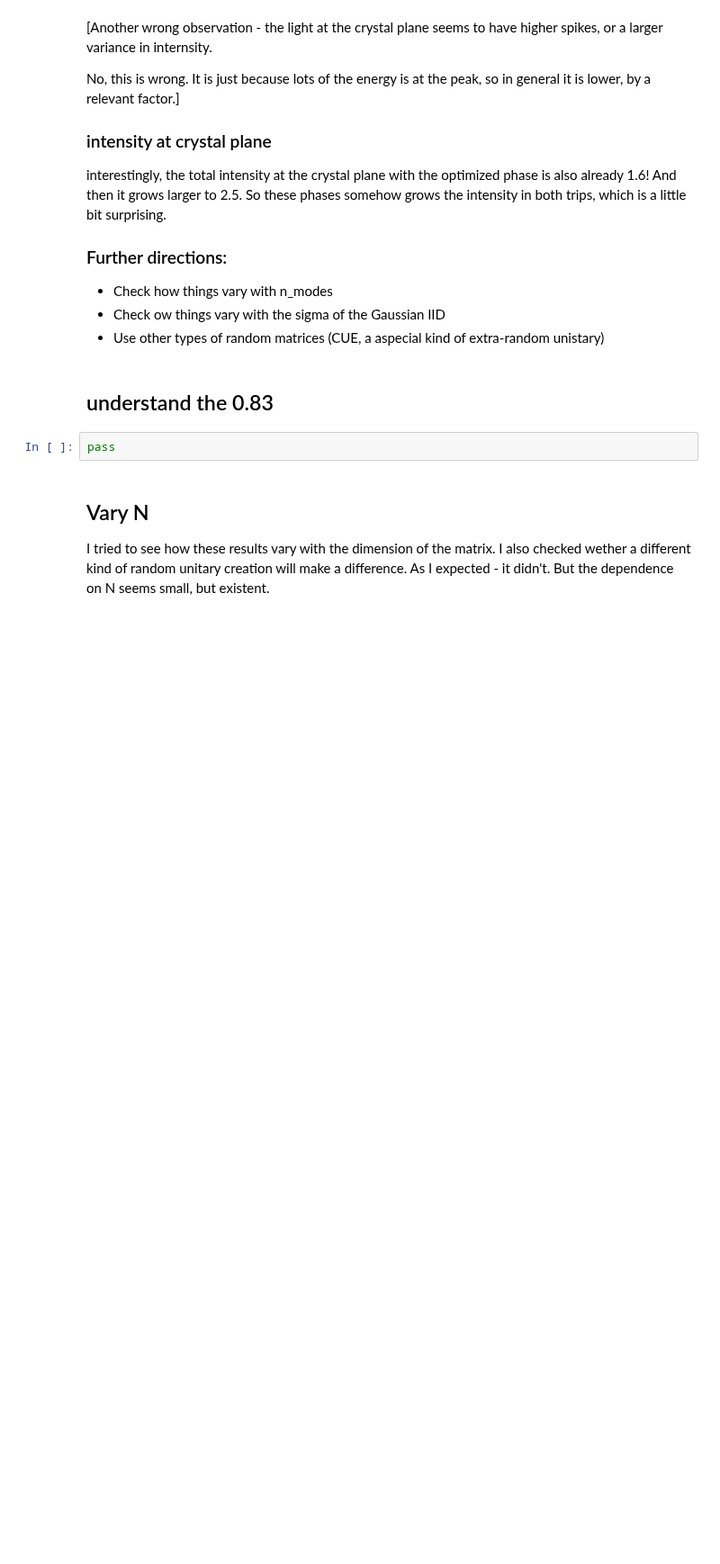
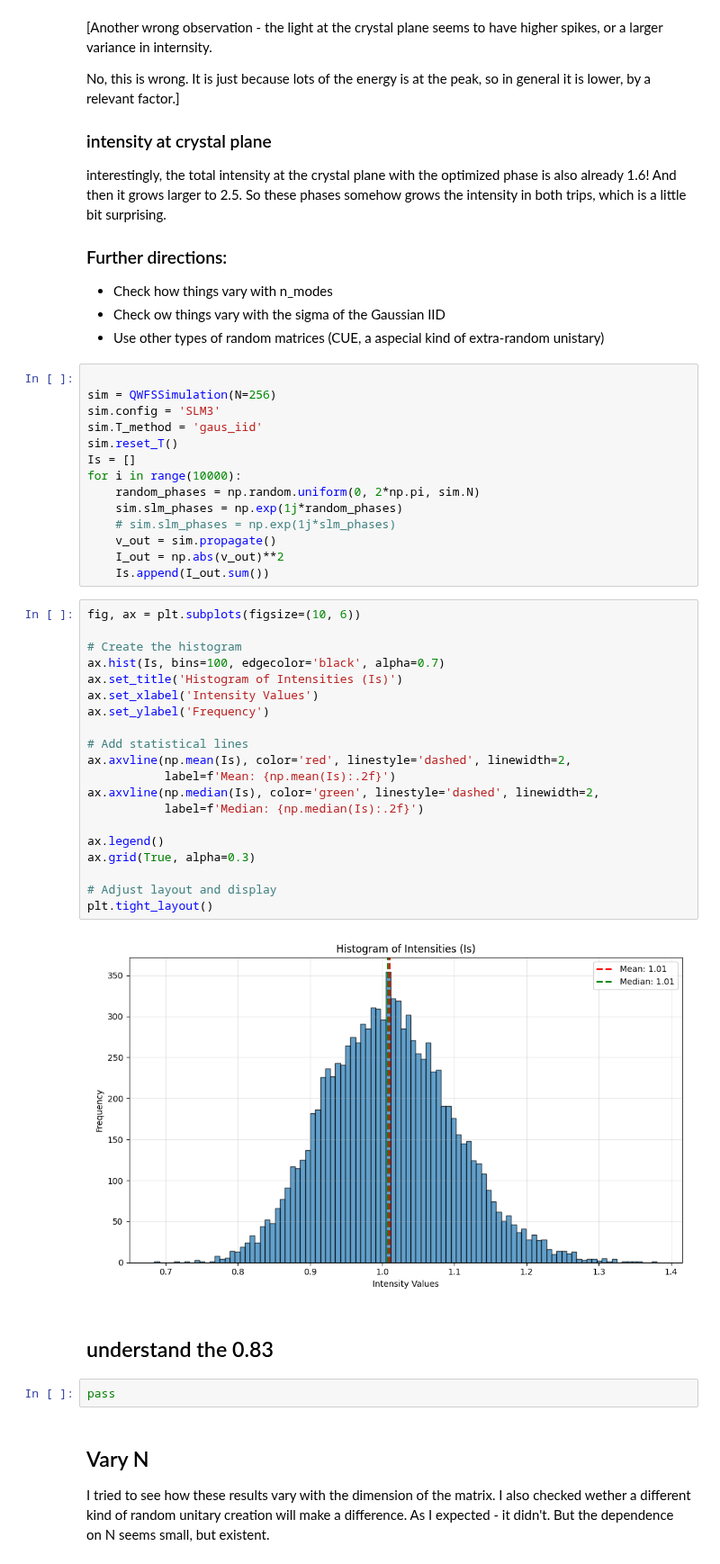
Before and after one commit to rubiaek/pianoq, a Jupyter notebook: pianoq/writeups/09_writeup_scaling.ipynb, the cells around one changed output. Shown at 90% size. Cells and saved outputs as stored; diff of their text form; blank space fills up the shorter version.

```diff
--- a/pianoq/writeups/09_writeup_scaling.ipynb
+++ b/pianoq/writeups/09_writeup_scaling.ipynb
@@ -86,6 +86,42 @@ interestingly, the total intensity at the crystal plane with the optimized phase
 * Check how things vary with n_modes
 * Check ow things vary with the sigma of the Gaussian IID
 * Use other types of random matrices (CUE, a aspecial kind of extra-random unistary)
+# %%
+
+sim = QWFSSimulation(N=256)
+sim.config = 'SLM3'
+sim.T_method = 'gaus_iid'
+sim.reset_T()
+Is = []
+for i in range(10000):
+    random_phases = np.random.uniform(0, 2*np.pi, sim.N)
+    sim.slm_phases = np.exp(1j*random_phases)
+    # sim.slm_phases = np.exp(1j*slm_phases)
+    v_out = sim.propagate()
+    I_out = np.abs(v_out)**2
+    Is.append(I_out.sum())
+# %%
+fig, ax = plt.subplots(figsize=(10, 6))
+
+# Create the histogram
+ax.hist(Is, bins=100, edgecolor='black', alpha=0.7)
+ax.set_title('Histogram of Intensities (Is)')
+ax.set_xlabel('Intensity Values')
+ax.set_ylabel('Frequency')
+
+# Add statistical lines
+ax.axvline(np.mean(Is), color='red', linestyle='dashed', linewidth=2,
+           label=f'Mean: {np.mean(Is):.2f}')
+ax.axvline(np.median(Is), color='green', linestyle='dashed', linewidth=2,
+           label=f'Median: {np.median(Is):.2f}')
+
+ax.legend()
+ax.grid(True, alpha=0.3)
+
+# Adjust layout and display
+plt.tight_layout()
+# %% [output]
+[figure, added]
 # %% [markdown]
 ## understand the 0.83
 # %%
```
Also changed, not shown: parts of 7 cells of this notebook, 1 other file.
